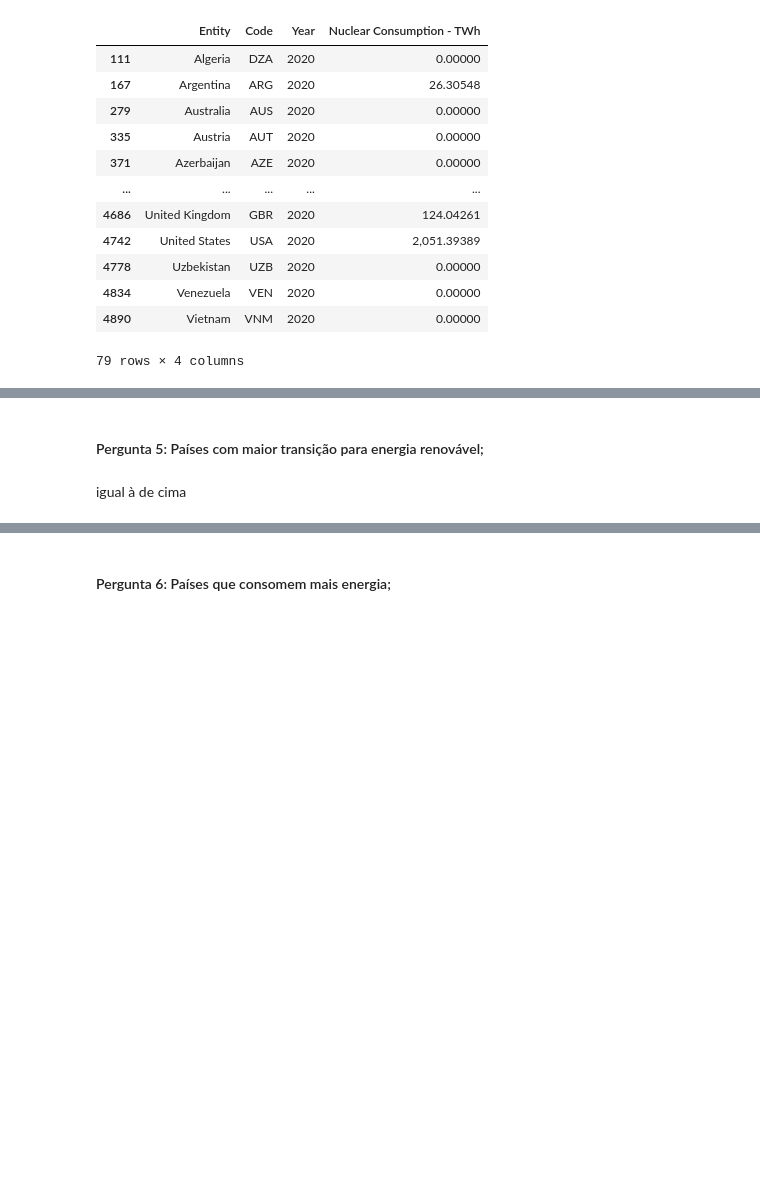
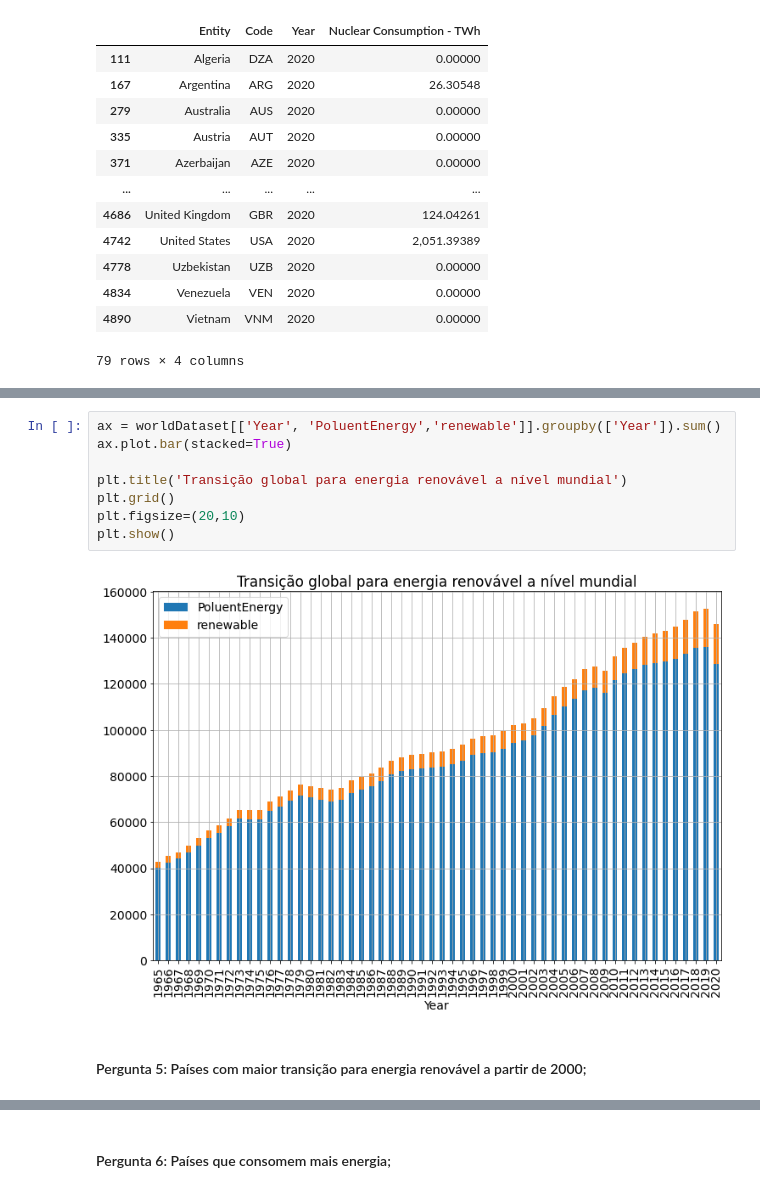
Before and after one commit to ZeMiguelGomes/SGD-data-analysis, a Jupyter notebook: Projeto 2 SGD .ipynb, the cells around one changed output, grey strips where cells are left out. Cells and saved outputs as stored; diff of their text form; blank space fills up the shorter version.

```diff
--- a/Projeto 2 SGD .ipynb
+++ b/Projeto 2 SGD .ipynb
@@ -515,4 +526,12 @@ Não estou a perceber bem a pergunta
+# %%
+ax = worldDataset[['Year', 'PoluentEnergy','renewable']].groupby(['Year']).sum()
+ax.plot.bar(stacked=True)
+
+plt.title('Transição global para energia renovável a nível mundial')
+plt.grid()
+plt.figsize=(20,10)
+plt.show()
+# %% [output]
+[figure, added]
 # %% [markdown]
-#### Pergunta 5: Países com maior transição para energia renovável;
+#### Pergunta 5: Países com maior transição para energia renovável a partir de 2000;
-# %% [markdown]
-igual à de cima
```
Also changed, not shown: parts of 29 cells of this notebook.
